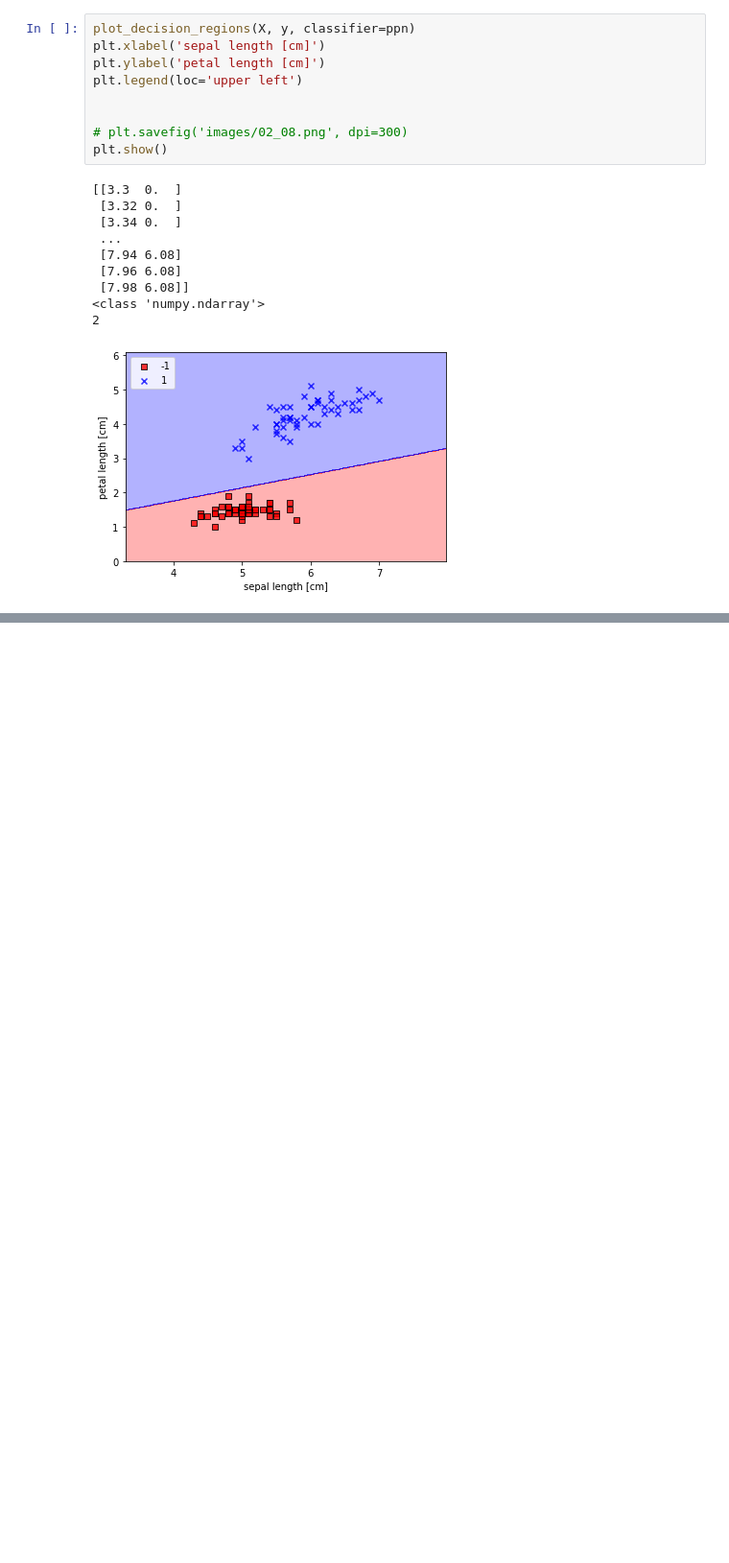
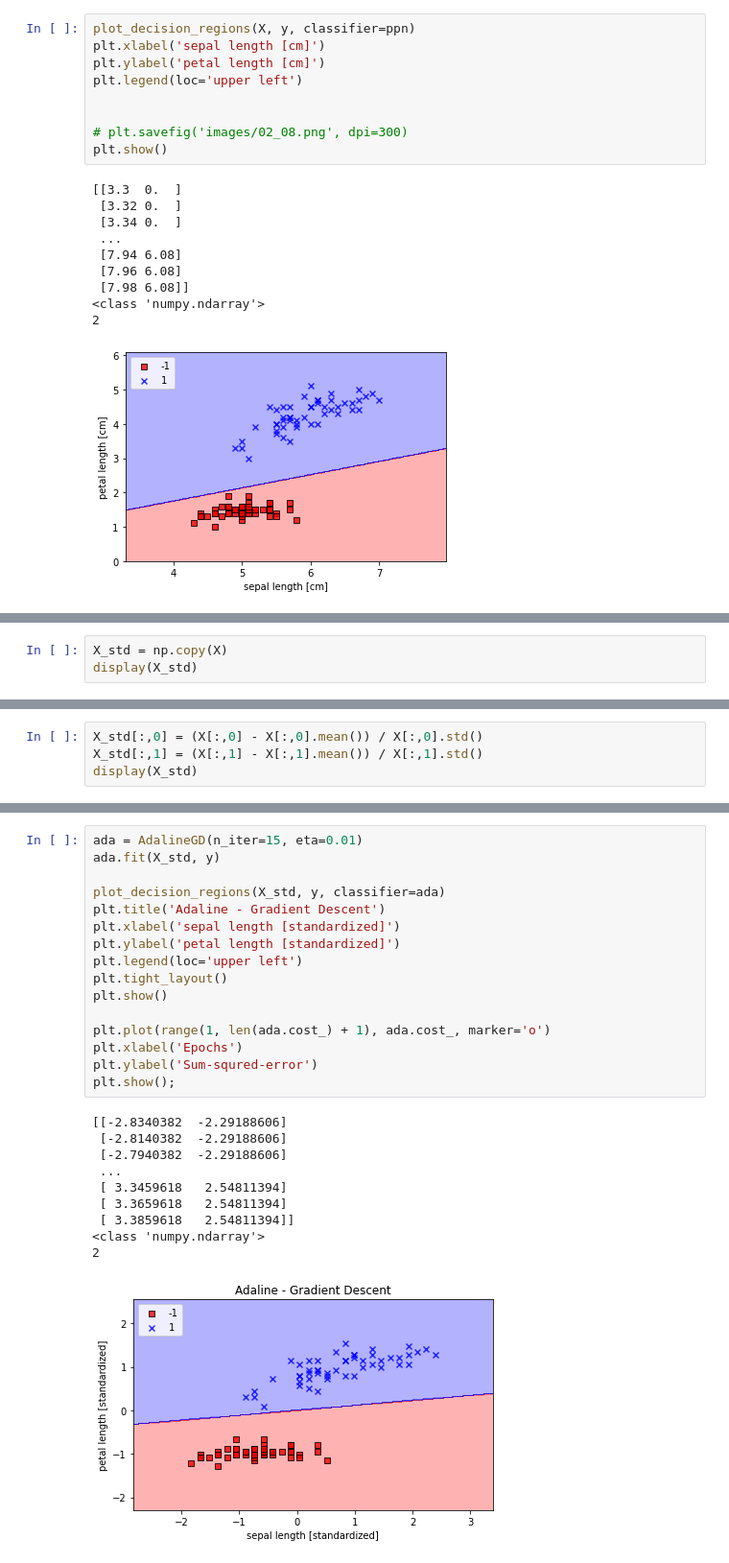
Before and after one commit to hirochan565G/PML_code, a Jupyter notebook: PML2.ipynb, the cells around one changed output, grey strips where cells are left out. Shown at 96% size. Drawn from its saved outputs; the diff is of its cells as text; blank space fills up the shorter version.

```diff
--- a/PML2.ipynb
+++ b/PML2.ipynb
@@ -180,0 +274,3 @@ plt.show()
+# %%
+X_std = np.copy(X)
+display(X_std)
@@ -180,0 +295,4 @@ plt.show()
+# %%
+X_std[:,0] = (X[:,0] - X[:,0].mean()) / X[:,0].std()
+X_std[:,1] = (X[:,1] - X[:,1].mean()) / X[:,1].std()
+display(X_std)
@@ -180,0 +317,27 @@ plt.show()
+# %%
+ada = AdalineGD(n_iter=15, eta=0.01)
+ada.fit(X_std, y)
+
+plot_decision_regions(X_std, y, classifier=ada)
+plt.title('Adaline - Gradient Descent')
+plt.xlabel('sepal length [standardized]')
+plt.ylabel('petal length [standardized]')
+plt.legend(loc='upper left')
+plt.tight_layout()
+plt.show()
+
+plt.plot(range(1, len(ada.cost_) + 1), ada.cost_, marker='o')
+plt.xlabel('Epochs')
+plt.ylabel('Sum-squred-error')
+plt.show();
+# %% [output]
+[[-2.8340382  -2.29188606]
+ [-2.8140382  -2.29188606]
+ [-2.7940382  -2.29188606]
+ ...
+ [ 3.3459618   2.54811394]
+ [ 3.3659618   2.54811394]
+ [ 3.3859618   2.54811394]]
+<class 'numpy.ndarray'>
+2
+[figure, added]
```
Also changed, not shown: parts of 5 cells of this notebook.
